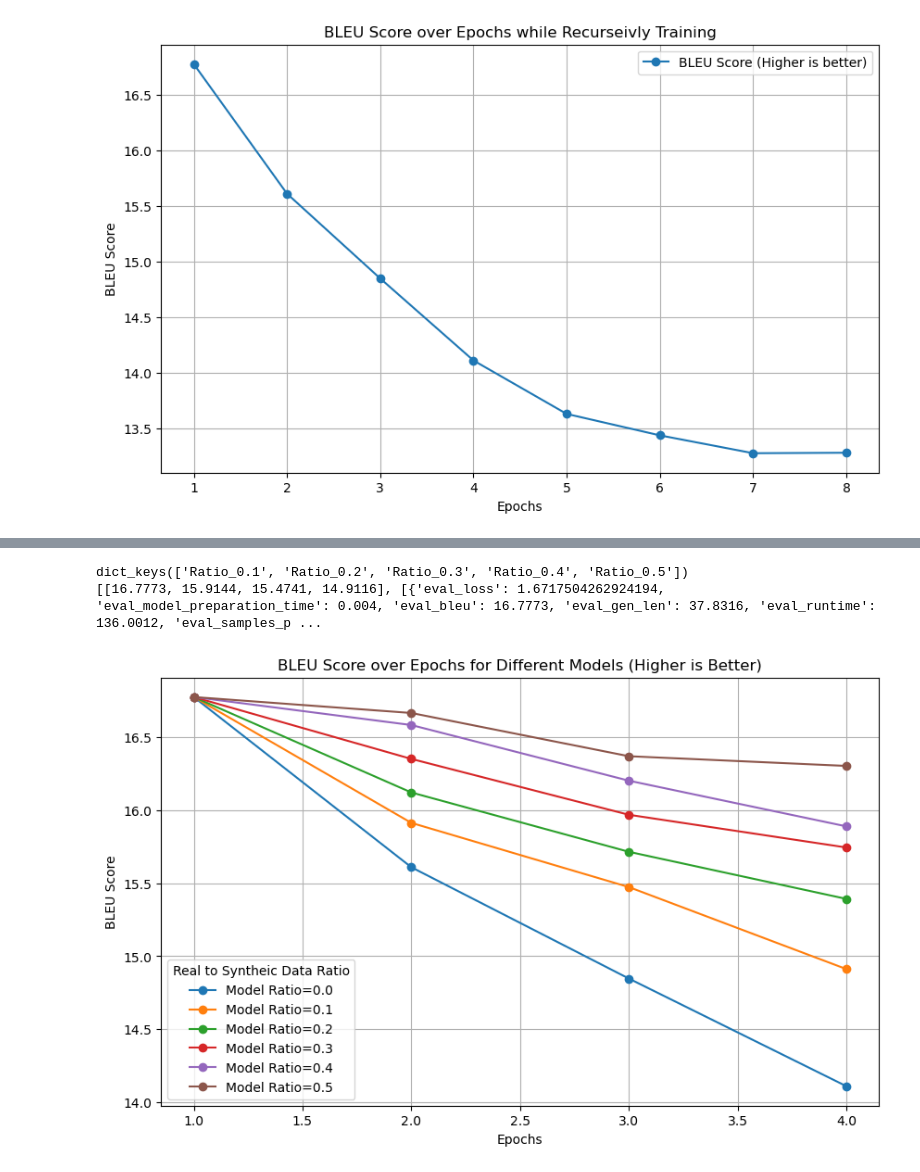
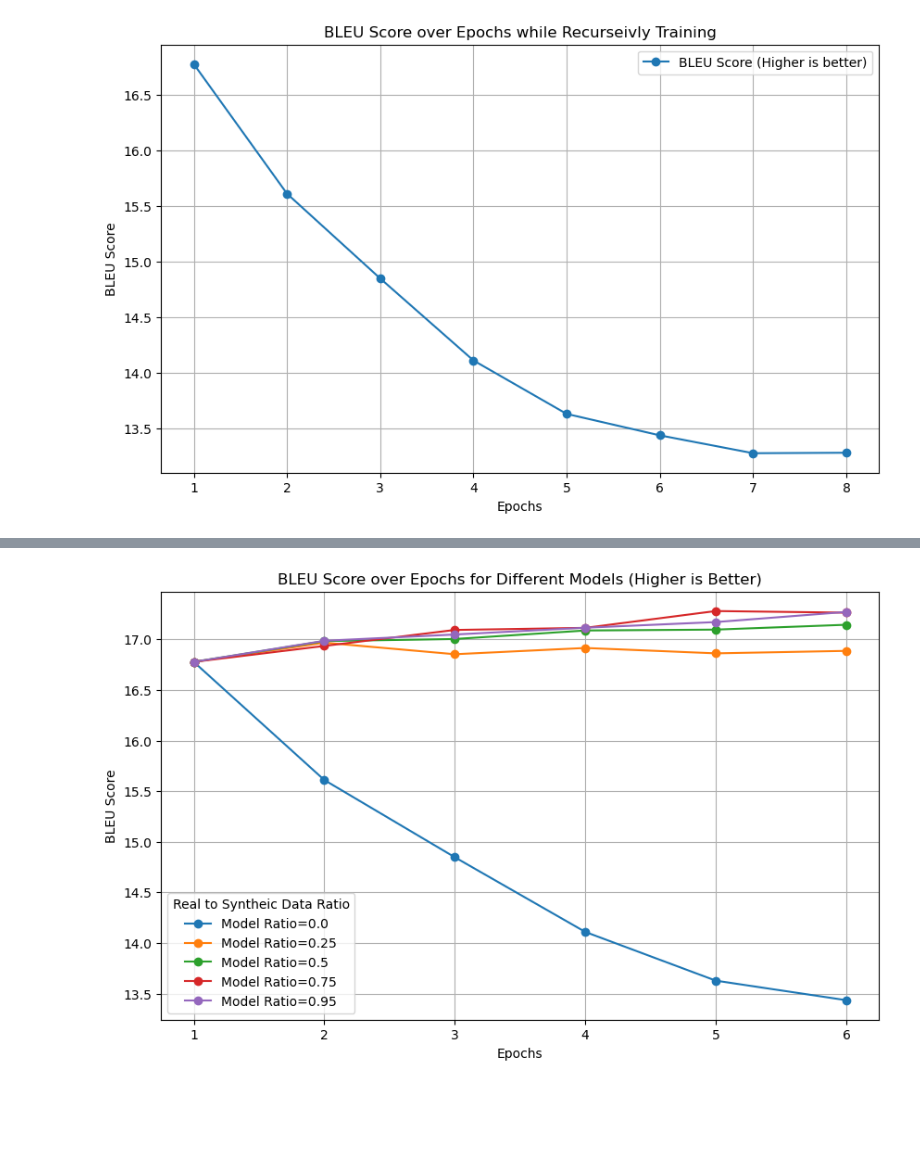
Before and after one commit to stryker51a/NL-Project, a Jupyter notebook: ethan/model_test.ipynb, the cells around one changed output, grey strips where cells are left out. Cells and saved outputs as stored; diff of their text form; code cells hidden in the pictures; blank space fills up the shorter version.

```diff
--- a/ethan/model_test.ipynb
+++ b/ethan/model_test.ipynb
@@ -451,44 +518,40 @@ plt.show()
 # %%
 import json
 
-# Load the dictionary from the file
-with open("ratio_experiments.txt", "r") as file:
+with open("ratio_experiments_2.txt", "r") as file:
     data = json.load(file)
-
-# 'data' is now your dictionary
-# %% [output]
-dict_keys(['Ratio_0.1', 'Ratio_0.2', 'Ratio_0.3', 'Ratio_0.4', 'Ratio_0.5'])
-[[16.7773, 15.9144, 15.4741, 14.9116], [{'eval_loss': 1.6717504262924194, 'eval_model_preparation_time': 0.004, 'eval_bleu': 16.7773, 'eval_gen_len': 37.8316, 'eval_runtime': 136.0012, 'eval_samples_p ...
 # %%
 ratio_name_list = data.keys()
 
-all_ratio_bleu_data = [[16.7773, 15.6103, 14.8468, 14.1085]]
+all_ratio_bleu_data = [[16.7773, 15.6103, 14.8468, 14.1085, 13.6272, 13.4341]] # Ratio = 0 data
 
 for key in data:
     all_ratio_bleu_data.append(data[key][0])
 
+all_ratio_bleu_data.append([16.7773, 16.9858, 17.0479, 17.115, 17.1709, 17.2709]) # Ratio = 0.95 data
+
 all_ratio_bleu_data = np.array(all_ratio_bleu_data)
 # %%
 epochs = range(1, len(all_ratio_bleu_data[0]) + 1)  # Epoch numbers
 
 # Plotting
 plt.figure(figsize=(10, 6))  # Optional: Adjusts the figure size
 
-ratio_list = [0.0, 0.1, 0.2, 0.3, 0.4, 0.5]
+ratio_list = [0.0, 0.25, 0.5, 0.75, 0.95]
 
 # Loop over each model's BLEU scores
 for i, model_scores in enumerate(all_ratio_bleu_data, start=1):
     plt.plot(epochs, model_scores, marker='o', linestyle='-', label=f"Model Ratio={ratio_list[i-1]}")
 
 # Adding labels and title
 plt.xlabel("Epochs")
 plt.ylabel("BLEU Score")
 plt.title("BLEU Score over Epochs for Different Models (Higher is Better)")
 plt.legend(title="Real to Syntheic Data Ratio")
 plt.grid(True)
 
 # Show the plot
 plt.savefig("BLEU_score_dif_ratio.png")
 plt.show()
 # %% [output]
-[figure, old version]
+[figure, new version]
```
Also changed, not shown: parts of 12 cells of this notebook, 3 other files.
